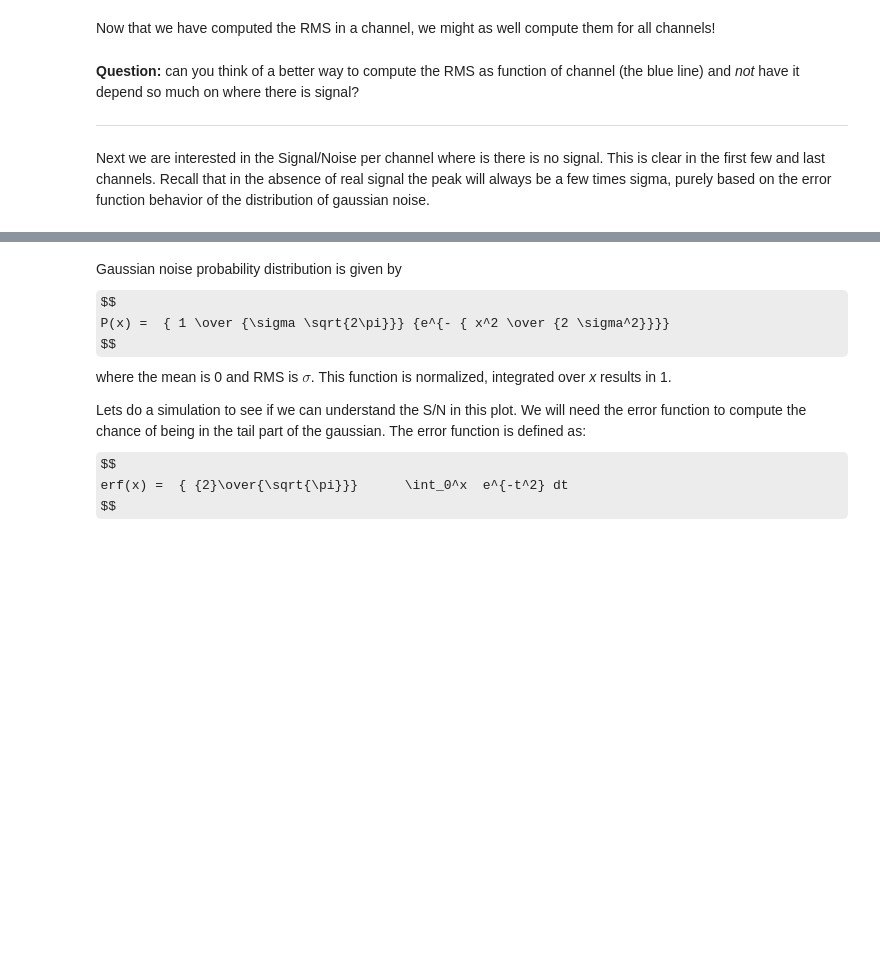
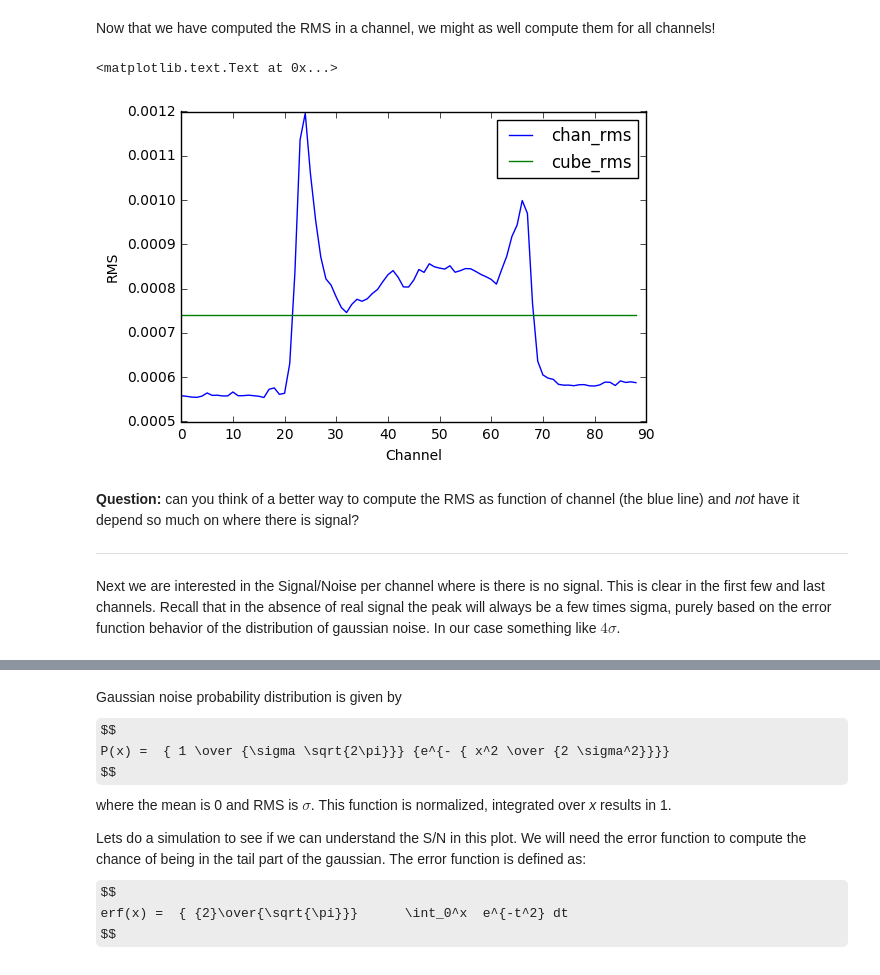
Before and after one commit to teuben/astr288p-fall16, a Jupyter notebook: notebooks/n6503-case1.ipynb, the cells around one changed output, grey strips where cells are left out. Cells and saved outputs as stored; diff of their text form; code cells hidden in the pictures; some formulas as TeX source; blank space fills up the shorter version.

```diff
--- a/notebooks/n6503-case1.ipynb
+++ b/notebooks/n6503-case1.ipynb
@@ -90,25 +127,28 @@ Now that we have computed the RMS in a channel, we might as well compute them fo
 # %%
 nchan = d.shape[0]
 channel = np.arange(nchan)
 rms = np.zeros(nchan)
 peak = np.zeros(nchan)
 cuberms = np.zeros(nchan) + d.std()
 for z in range(nchan):
     imz = d[z,:,:].flatten()
     rms[z] = imz.std()
     peak[z] = imz.max()
-plt.plot(channel,rms,label='rms')
+plt.plot(channel,rms,label='chan_rms')
 #plt.plot(channel,peak,label='peak')
-plt.plot(channel,cuberms,label='cuberms')
+plt.plot(channel,cuberms,label='cube_rms')
 plt.legend()
 plt.xlabel("Channel")
 plt.ylabel("RMS")
+# %% [output]
+<matplotlib.text.Text at 0x...>
+[figure, added]
 # %% [markdown]
 **Question:**  can you think of a better way to compute the RMS as function of channel (the blue line) and *not* have it depend so much on where there is signal?
 
 ---
 
-Next we are interested in the Signal/Noise per channel where is there is no signal. This is clear in the first few and last channels. Recall that in the absence of real signal the peak will always be a few times sigma, purely based on the error function behavior of the distribution of gaussian noise.
+Next we are interested in the Signal/Noise per channel where is there is no signal. This is clear in the first few and last channels. Recall that in the absence of real signal the peak will always be a few times sigma, purely based on the error function behavior of the distribution of gaussian noise. In our case something like $4\sigma$.
 # %%
 rms0 = rms[0:15].mean()
 rms1 = rms[88-13:88].mean()
```
Also changed, not shown: parts of 21 cells of this notebook.
